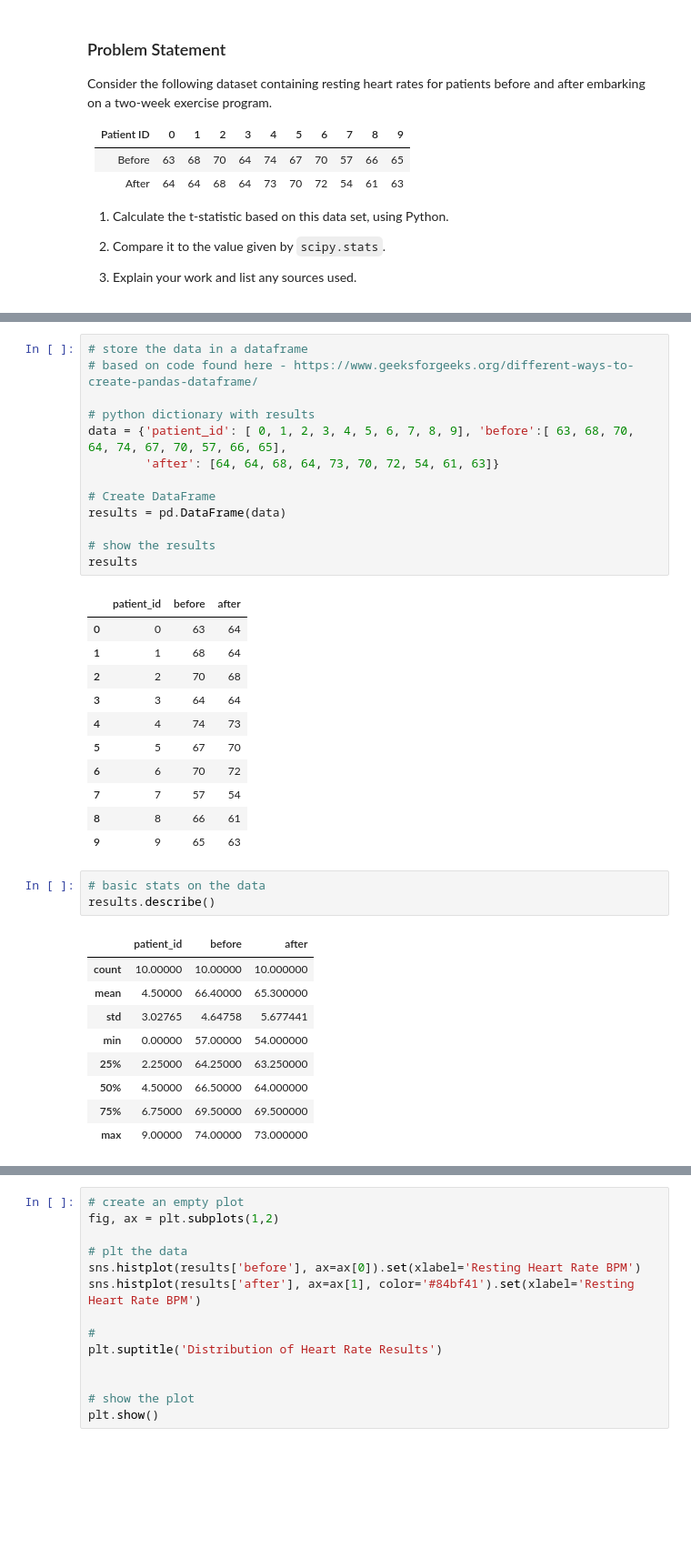
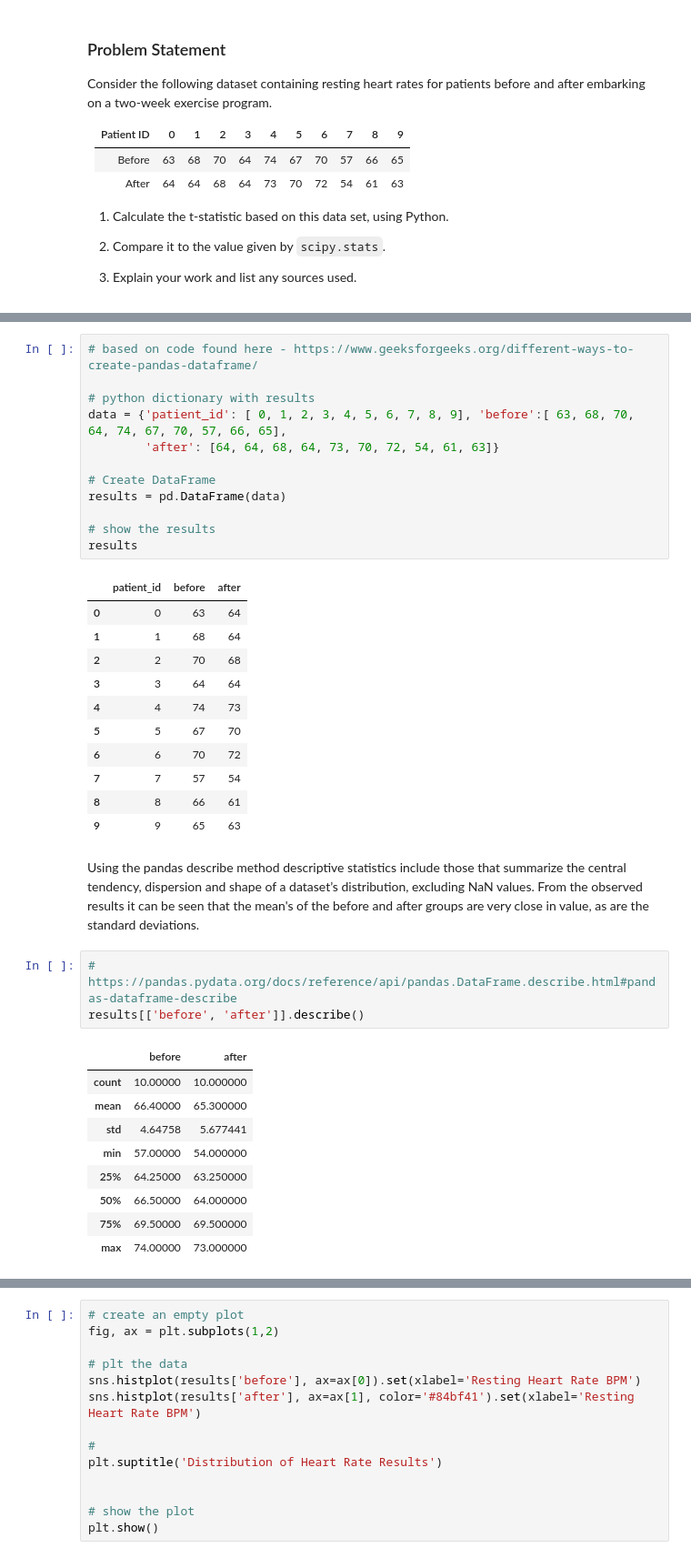
Before and after one commit to humphs078/applied_statistics, a Jupyter notebook: tasks.ipynb, the cells around one changed output, grey strips where cells are left out. Shown at 91% size. Saved outputs shown, nothing was run; the diff lists cells and outputs as text; blank space fills up the shorter version.

Commit message:
Clean up repo. Flesh out task three, add info on background of t-tests. Add assumptions and shapiro test on results.

```diff
--- a/tasks.ipynb
+++ b/tasks.ipynb
@@ -537,5 +567,4 @@ Consider the following dataset containing resting heart rates for patients befor
 # %%
-# store the data in a dataframe
 # based on code found here - https://www.geeksforgeeks.org/different-ways-to-create-pandas-dataframe/
 
 # python dictionary with results
@@ -559,18 +588,20 @@ results
 | 7 | 7 | 57 | 54 |
 | 8 | 8 | 66 | 61 |
 | 9 | 9 | 65 | 63 |
-# %%
-# basic stats on the data
-results.describe()
-# %% [output]
-|  | patient_id | before | after |
-| count | 10.00000 | 10.00000 | 10.000000 |
-| mean | 4.50000 | 66.40000 | 65.300000 |
-| std | 3.02765 | 4.64758 | 5.677441 |
-| min | 0.00000 | 57.00000 | 54.000000 |
-| 25% | 2.25000 | 64.25000 | 63.250000 |
-| 50% | 4.50000 | 66.50000 | 64.000000 |
-| 75% | 6.75000 | 69.50000 | 69.500000 |
-| max | 9.00000 | 74.00000 | 73.000000 |
+# %% [markdown]
+Using the pandas describe method descriptive statistics include those that summarize the central tendency, dispersion and shape of a dataset’s distribution, excluding NaN values. From the observed results it can be seen that the mean's of the before and after groups are very close in value, as are the standard deviations.
+# %%
+# https://pandas.pydata.org/docs/reference/api/pandas.DataFrame.describe.html#pandas-dataframe-describe
+results[['before', 'after']].describe()
+# %% [output]
+|  | before | after |
+| count | 10.00000 | 10.000000 |
+| mean | 66.40000 | 65.300000 |
+| std | 4.64758 | 5.677441 |
+| min | 57.00000 | 54.000000 |
+| 25% | 64.25000 | 63.250000 |
+| 50% | 66.50000 | 64.000000 |
+| 75% | 69.50000 | 69.500000 |
+| max | 74.00000 | 73.000000 |
 # %%
 # store the data in numpy
```
Also changed, not shown: parts of 18 cells of this notebook, 5 other files.
